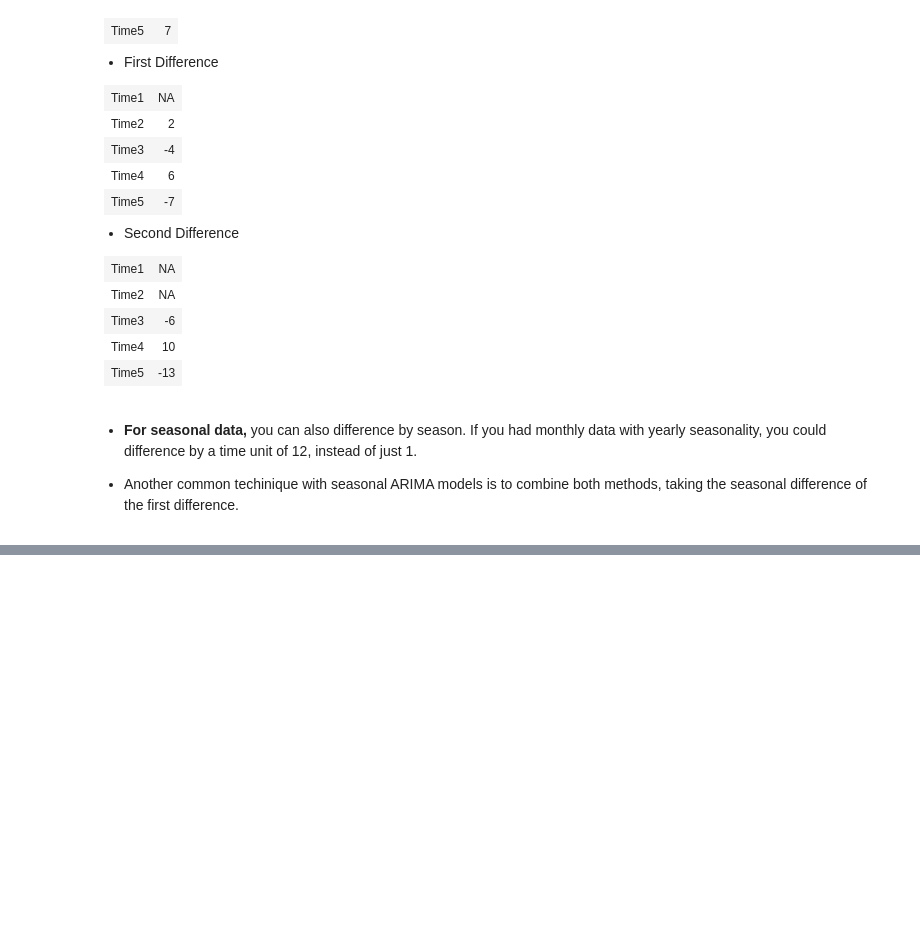
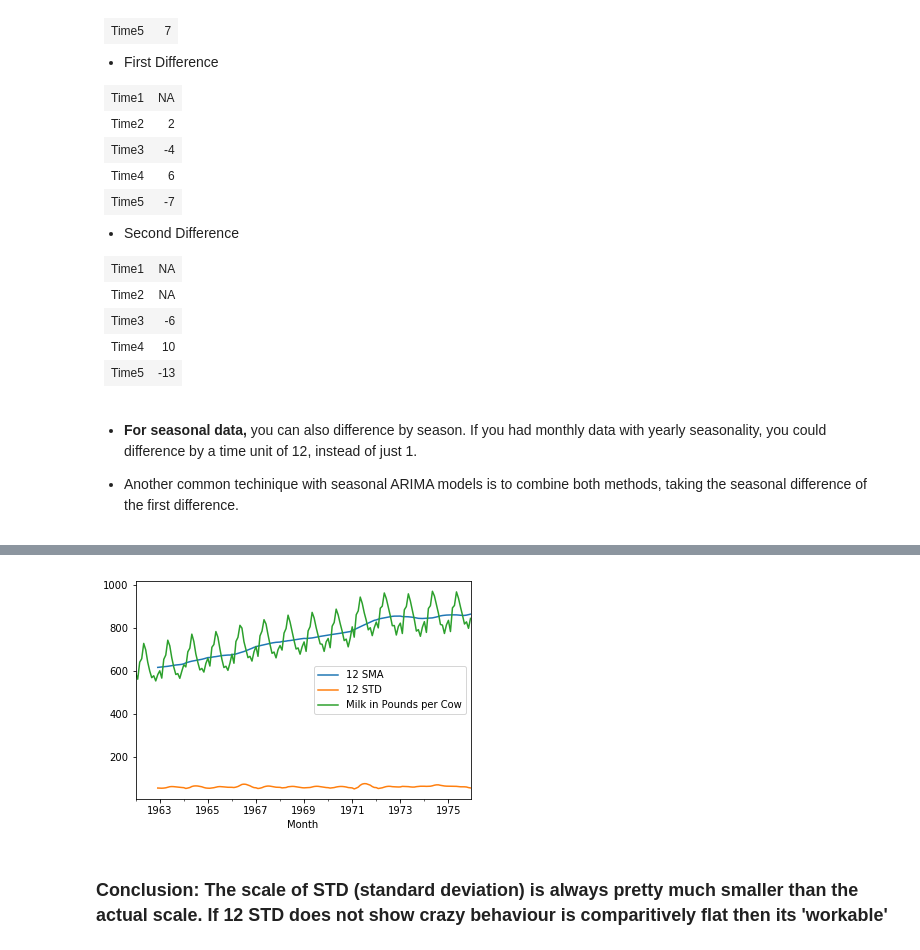
Before and after one commit to mdalvi/financial-analysis-and-algo-trading, a Jupyter notebook: time-series-analysis/time_series_analysis_notes.ipynb, the cells around one changed output, grey strips where cells are left out. Drawn from its saved outputs; the diff is of its cells as text; code cells hidden in the pictures; blank space fills up the shorter version.

```diff
--- a/time-series-analysis/time_series_analysis_notes.ipynb
+++ b/time-series-analysis/time_series_analysis_notes.ipynb
@@ -382,0 +500,9 @@ ___
+# %%
+time_series.rolling(12).mean().plot(label='12 SMA')
+time_series.rolling(12).std().plot(label='12 STD')
+time_series.plot()
+plt.legend();
+# %% [output]
+[figure, added]
+# %% [markdown]
+### Conclusion: The scale of STD (standard deviation) is always pretty much smaller than the actual scale. If 12 STD does not show crazy behaviour is comparitively flat then its 'workable'
```
Also changed, not shown: parts of 67 cells of this notebook.
